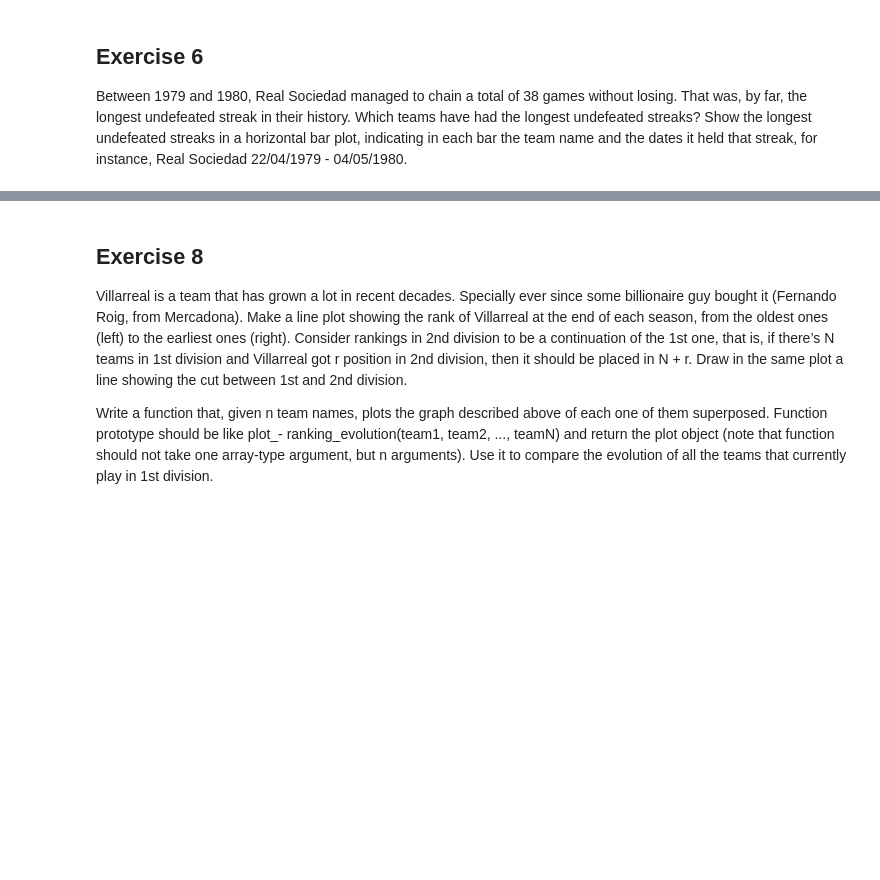
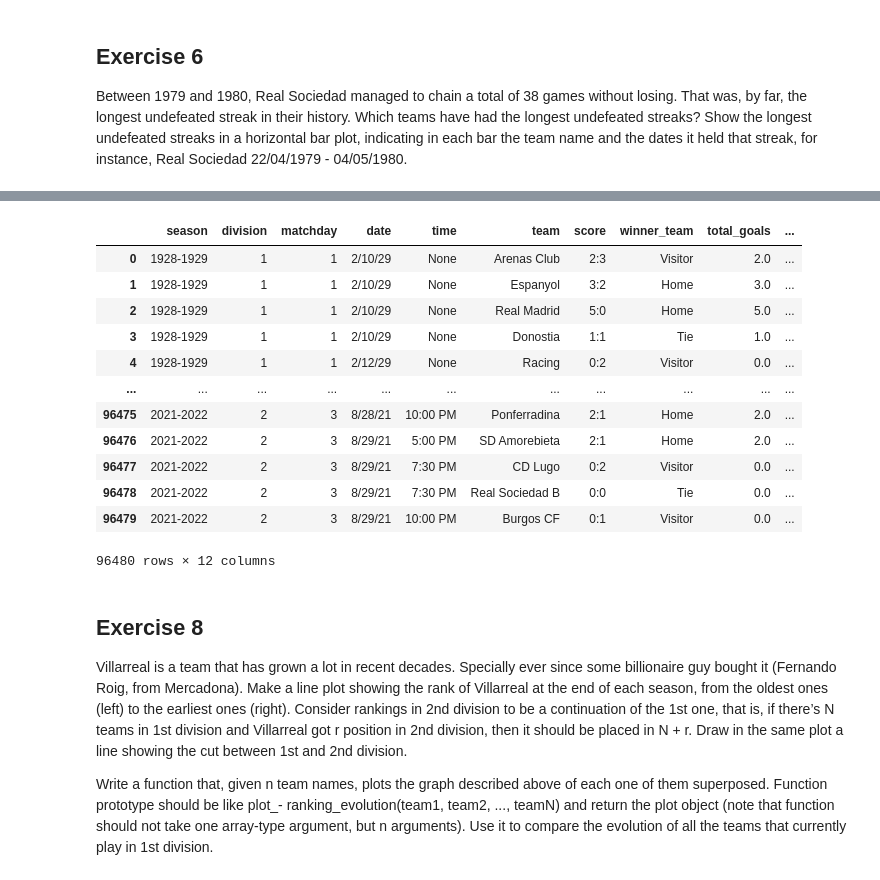
Before and after one commit to IsidreMas/la-quiniela, a Jupyter notebook: analysis/LaLigaDataAnalysis.ipynb, the cells around one changed output, grey strips where cells are left out. Cells and saved outputs as stored; diff of their text form; code cells hidden in the pictures; blank space fills up the shorter version.

```diff
--- a/analysis/LaLigaDataAnalysis.ipynb
+++ b/analysis/LaLigaDataAnalysis.ipynb
@@ -264,6 +264,25 @@ Create a table with the final standings of each season (and division), that is,
 <p style="text-align: center;"> Figure 2: Example of how standings table should look like. </p>
 
 Save the final table in Excel with the name SeasonStandings.xlsx in the reports/ folder.
+# %%
+dfteam1 = df.dropna(subset=["home_score"]).rename(columns={'home_team':'team','away_score':'total_concede', 'home_score':'total_goals'}).drop('away_team', 1)
+dfteam2 = df.dropna(subset=["away_score"]).rename(columns={'away_team':'team','home_score':'total_concede', 'away_score':'total_goals'}).drop('home_team', 1)
+standings = pd.concat([dfteam1,dfteam1], ignore_index=True)
+standings
+# %% [output]
+|  | season | division | matchday | date | time | team | score | winner_team | total_goals | ... |
+| 0 | 1928-1929 | 1 | 1 | 2/10/29 | None | Arenas Club | 2:3 | Visitor | 2.0 | ... |
+| 1 | 1928-1929 | 1 | 1 | 2/10/29 | None | Espanyol | 3:2 | Home | 3.0 | ... |
+| 2 | 1928-1929 | 1 | 1 | 2/10/29 | None | Real Madrid | 5:0 | Home | 5.0 | ... |
+| 3 | 1928-1929 | 1 | 1 | 2/10/29 | None | Donostia | 1:1 | Tie | 1.0 | ... |
+| 4 | 1928-1929 | 1 | 1 | 2/12/29 | None | Racing | 0:2 | Visitor | 0.0 | ... |
+| ... | ... | ... | ... | ... | ... | ... | ... | ... | ... | ... |
+| 96475 | 2021-2022 | 2 | 3 | 8/28/21 | 10:00 PM | Ponferradina | 2:1 | Home | 2.0 | ... |
+| 96476 | 2021-2022 | 2 | 3 | 8/29/21 | 5:00 PM | SD Amorebieta | 2:1 | Home | 2.0 | ... |
+| 96477 | 2021-2022 | 2 | 3 | 8/29/21 | 7:30 PM | CD Lugo | 0:2 | Visitor | 0.0 | ... |
+| 96478 | 2021-2022 | 2 | 3 | 8/29/21 | 7:30 PM | Real Sociedad B | 0:0 | Tie | 0.0 | ... |
+| 96479 | 2021-2022 | 2 | 3 | 8/29/21 | 10:00 PM | Burgos CF | 0:1 | Visitor | 0.0 | ... |
+96480 rows × 12 columns
 # %% [markdown]
 ## Exercise 8
 
```
Also changed, not shown: parts of 1 cell of this notebook, 1 other file.
